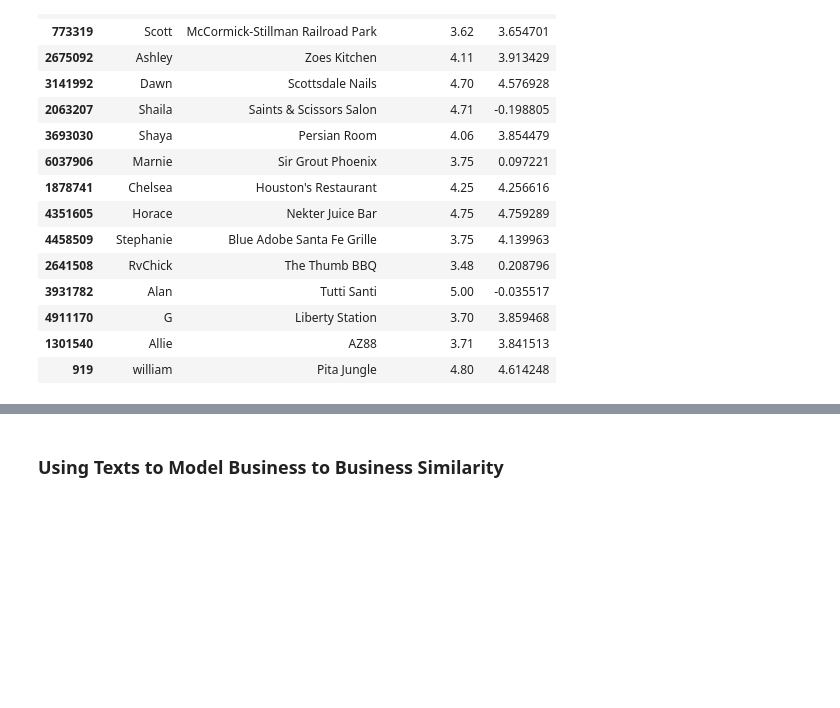
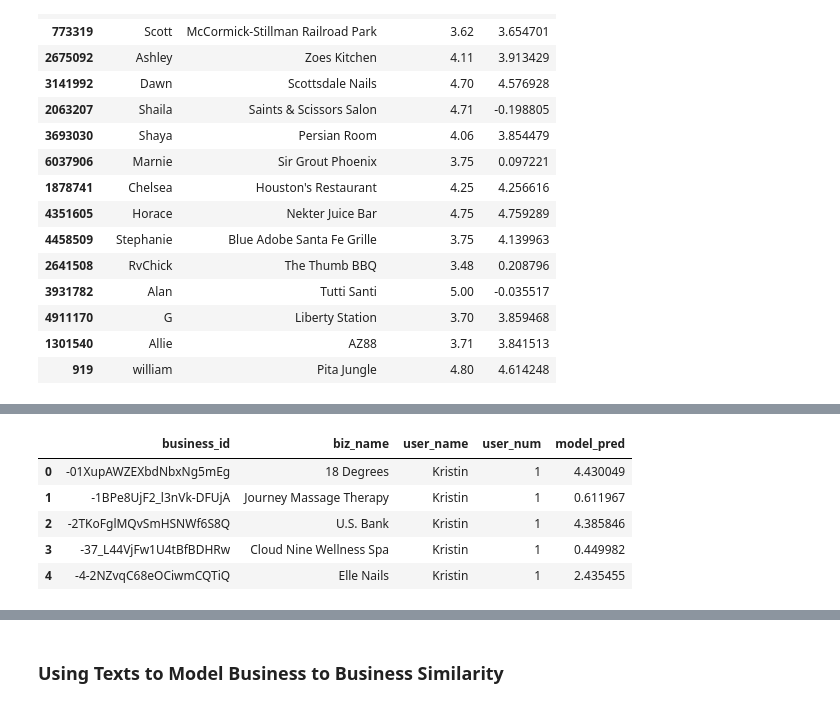
Before and after one commit to yuchild/yelp_cap3_jupyter, a Jupyter notebook: yelp_users_help_from_yelp.ipynb, the cells around one changed output, grey strips where cells are left out. Saved outputs shown, nothing was run; the diff lists cells and outputs as text; code cells hidden in the pictures; blank space fills up the shorter version.

```diff
--- a/yelp_users_help_from_yelp.ipynb
+++ b/yelp_users_help_from_yelp.ipynb
@@ -668,0 +673,13 @@ KeyError: "['user_name', 'biz_name'] not in index"
+# %%
+kristin_df = biz_df
+kristin_df['user_name'] = 'Kristin'
+kristin_df['user_num'] = 1
+kristin_df['model_pred'] = predictions
+kristin_df.head()
+# %% [output]
+|  | business_id | biz_name | user_name | user_num | model_pred |
+| 0 | -01XupAWZEXbdNbxNg5mEg | 18 Degrees | Kristin | 1 | 4.430049 |
+| 1 | -1BPe8UjF2_l3nVk-DFUjA | Journey Massage Therapy | Kristin | 1 | 0.611967 |
+| 2 | -2TKoFglMQvSmHSNWf6S8Q | U.S. Bank | Kristin | 1 | 4.385846 |
+| 3 | -37_L44VjFw1U4tBfBDHRw | Cloud Nine Wellness Spa | Kristin | 1 | 0.449982 |
+| 4 | -4-2NZvqC68eOCiwmCQTiQ | Elle Nails | Kristin | 1 | 2.435455 |
```
Also changed, not shown: parts of 17 cells of this notebook, 5 other files.
